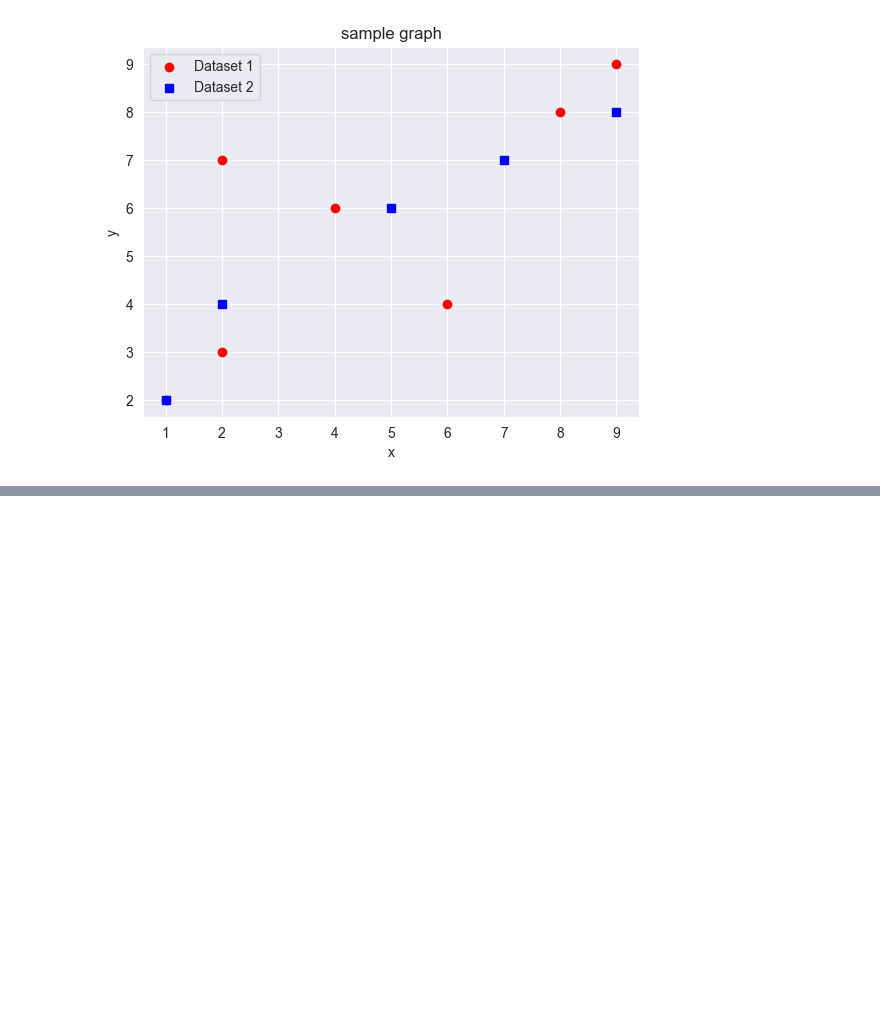
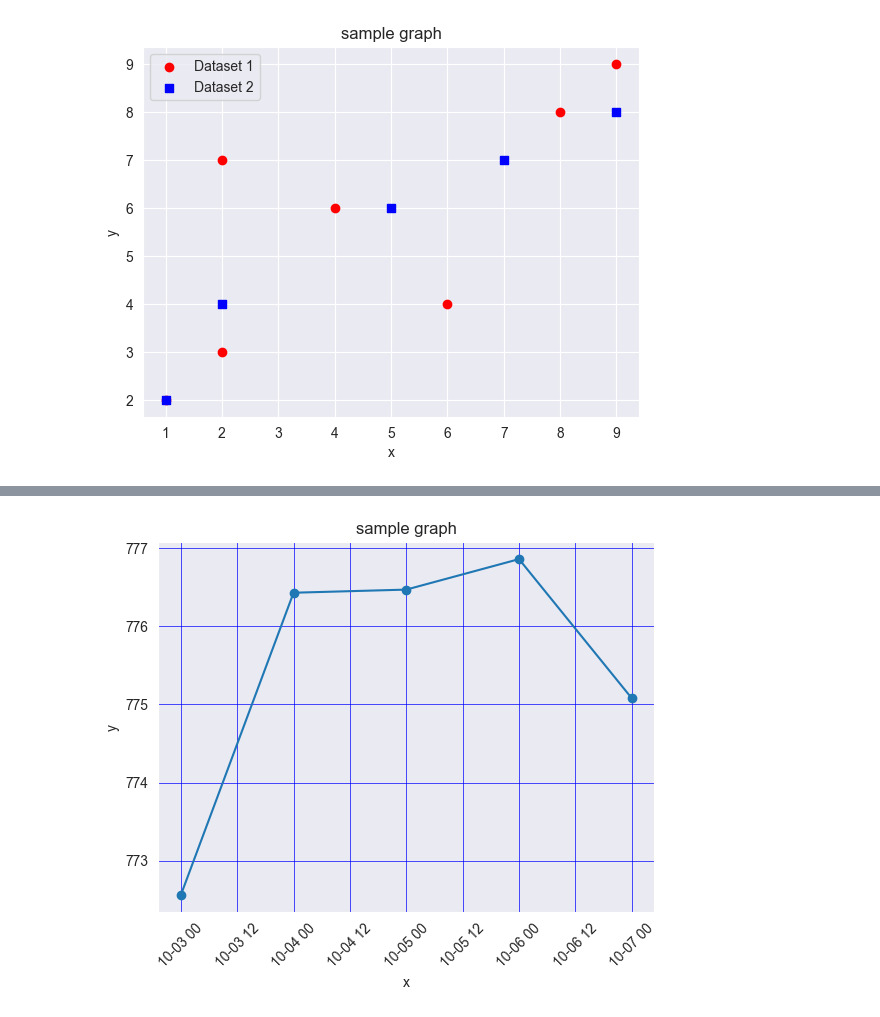
Before and after one commit to gpgaikwad576/DAIAugust2025, a Jupyter notebook: DA/Pankaj/assigs/assig4_2.ipynb, the cells around one changed output, grey strips where cells are left out. Cells and saved outputs as stored; diff of their text form; code cells hidden in the pictures; blank space fills up the shorter version.

```diff
--- a/DA/Pankaj/assigs/assig4_2.ipynb
+++ b/DA/Pankaj/assigs/assig4_2.ipynb
@@ -172,0 +205,27 @@ plt.show()
+# %%
+# Write a Python program to display the grid and draw line charts of the
+# closing value of Alphabet Inc. between October 3, 2016 to October 7, 2016.
+# Customized the grid lines with linestyle -, width .5. and color blue.
+from io import StringIO
+
+# Sample data
+data ='''
+Date,Close
+03-10-16,772.559998
+04-10-16,776.429993
+05-10-16,776.469971
+06-10-16,776.859985
+07-10-16,775.080017
+'''
+df = pd.read_csv(StringIO(data))
+df['Date'] = pd.to_datetime(df['Date'],format = '%d-%m-%y')
+plt.plot(df['Date'],df['Close'])
+plt.scatter(df['Date'],df['Close'],)
+plt.title('sample graph')
+plt.xlabel('x')
+plt.xticks(rotation = 45)
+plt.ylabel('y')
+plt.grid(ls = '-',lw=0.5,c='b')
+plt.show()
+# %% [output]
+[figure, added]
```
Also changed, not shown: parts of 5 cells of this notebook, 5 other files.
